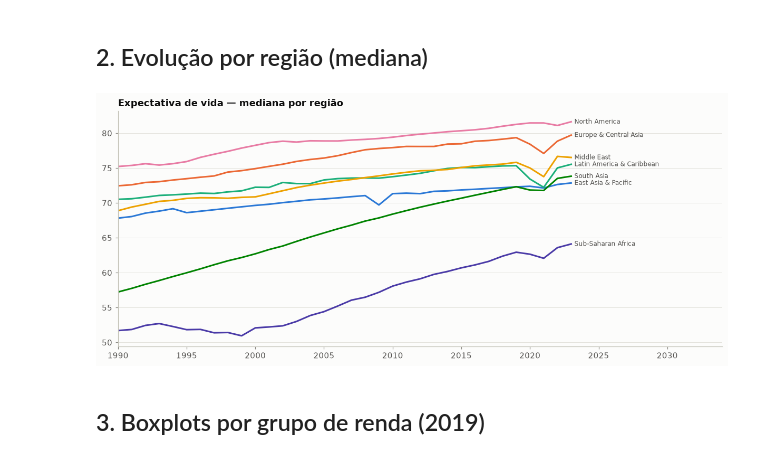
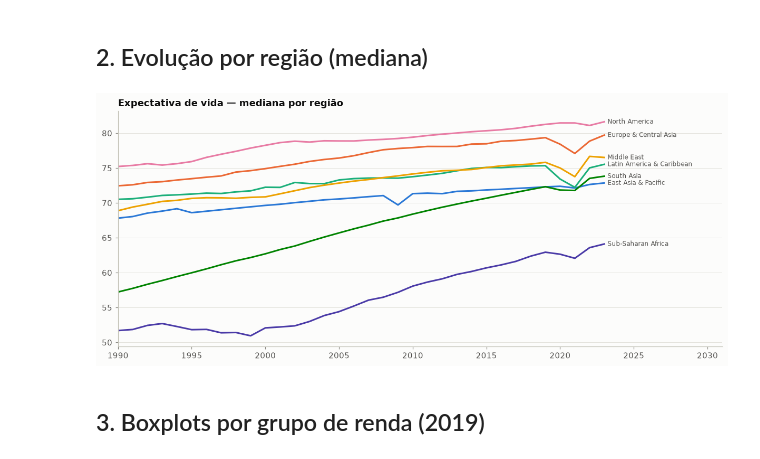
Before and after one commit to felipefl142/global-health-analytics, a Jupyter notebook: notebooks/02_visualization.ipynb, the cells around one changed output. Cells and saved outputs as stored; diff of their text form; code cells hidden in the pictures.

```diff
--- a/notebooks/02_visualization.ipynb
+++ b/notebooks/02_visualization.ipynb
@@ -53,15 +53,15 @@ O dashboard traz o coroplético interativo (plotly, por ISO3) com seletor de ind
 # %%
 fig, ax = plt.subplots(figsize=(11, 4.8))
 med = abt.groupby(["region", "year"]).life_expectancy.median().reset_index()
 for reg in style.REGION_ORDER:
     s = med[med.region == reg]
     ax.plot(s.year, s.life_expectancy, color=style.REGION_COLORS[reg])
     ax.annotate(reg.split(",")[0], (s.year.iloc[-1], s.life_expectancy.iloc[-1]), xytext=(4, 0),
                 textcoords="offset points", fontsize=8, color=style.INK["secondary"], va="center")
-ax.set_xlim(1990, 2034); ax.set_title("Expectativa de vida — mediana por região")
+ax.set_xlim(1990, 2031); ax.set_title("Expectativa de vida — mediana por região")
 plt.tight_layout(); plt.show()
 # %% [output]
-[figure, old version]
+[figure, new version]
 # %% [markdown]
 ## 3. Boxplots por grupo de renda (2019)
 # %%
```
Also changed, not shown: 26 other files.
